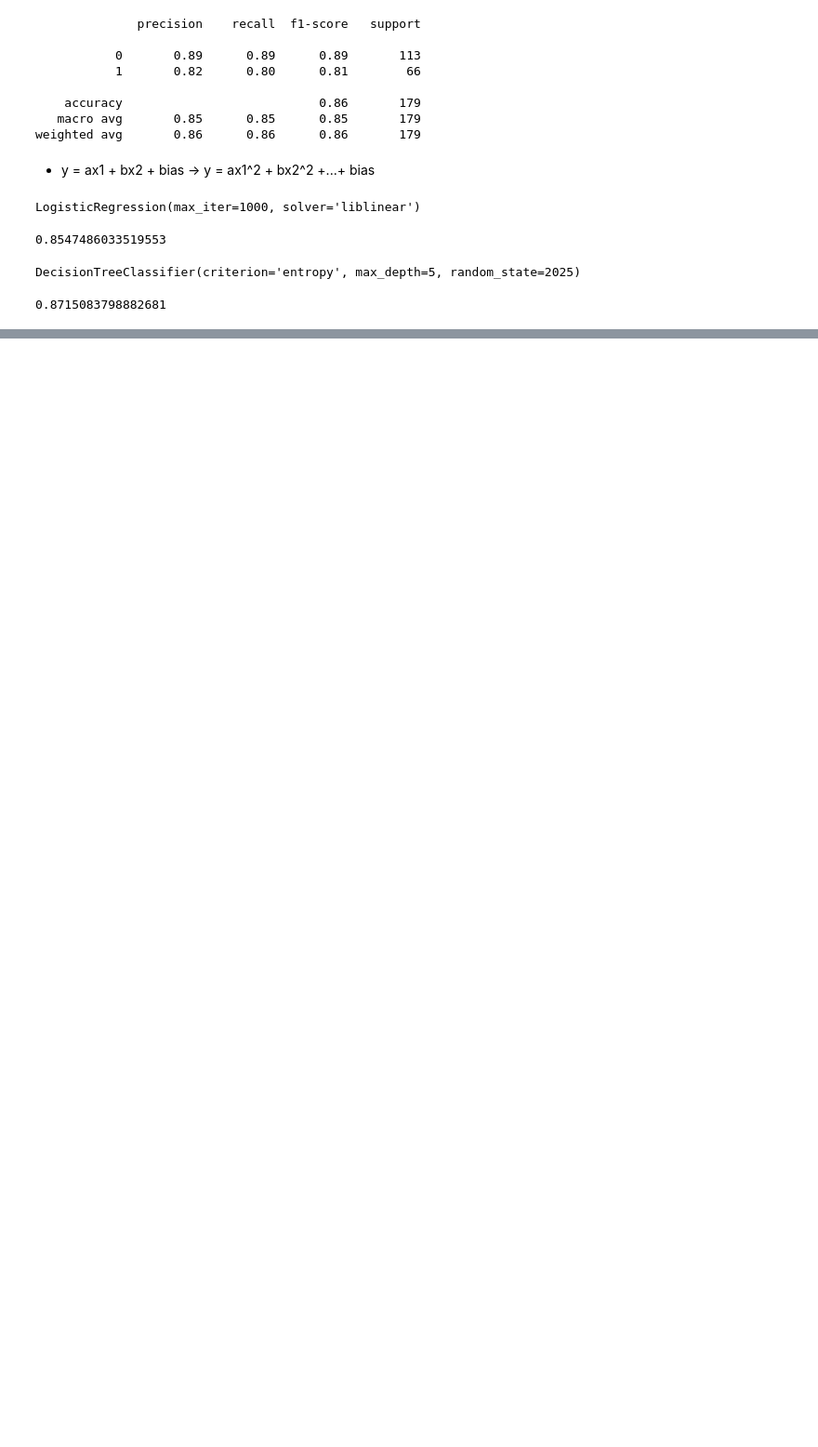
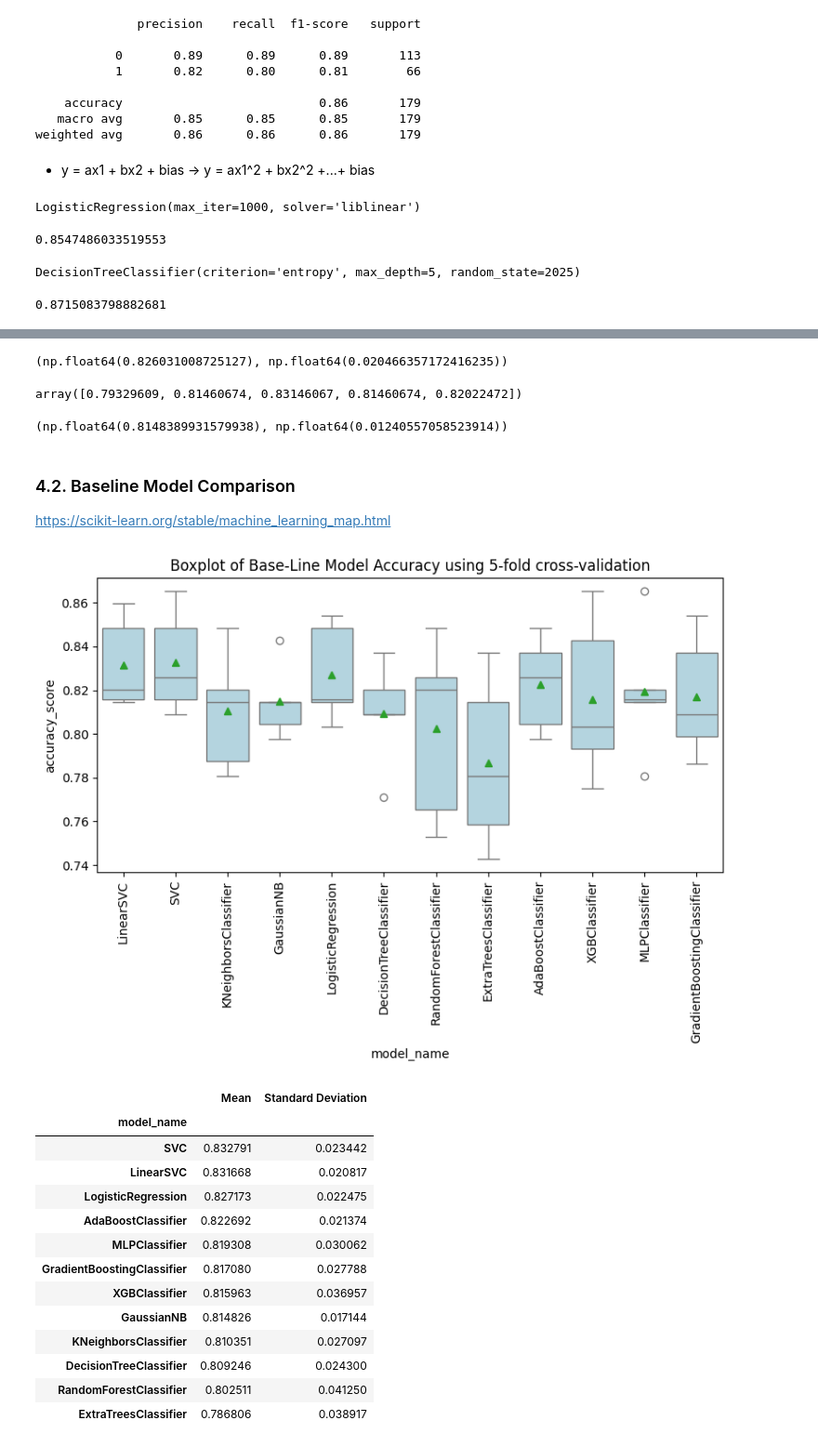
Before and after one commit to daominhthuan42/kaggle-portfolio, a Jupyter notebook: 00_DATA_SCIENCE_CodeXplore/05_TITANIC/Titanic.ipynb, the cells around one changed output, grey strips where cells are left out. Shown: that part at 93% size. Drawn from its saved outputs; the diff is of its cells as text; code cells hidden in the pictures; blank space fills up the shorter version.

```diff
--- a/00_DATA_SCIENCE_CodeXplore/05_TITANIC/Titanic.ipynb
+++ b/00_DATA_SCIENCE_CodeXplore/05_TITANIC/Titanic.ipynb
@@ -776,0 +780,16 @@ lr_scores = cross_val_score(log_reg_cv, X, y, scoring="accuracy", cv=5)
+# %%
+lr_scores.mean(), lr_scores.std()
+# %% [output]
+(np.float64(0.826031008725127), np.float64(0.020466357172416235))
+# %%
+dt_scores = cross_val_score(dt_cv, X, y, scoring="accuracy", cv=5)
+dt_scores
+# %% [output]
+array([0.79329609, 0.81460674, 0.83146067, 0.81460674, 0.82022472])
+# %%
+dt_scores.mean(), dt_scores.std()
+# %% [output]
+(np.float64(0.8148389931579938), np.float64(0.01240557058523914))
+# %% [markdown]
+### 4.2. Baseline Model Comparison
+https://scikit-learn.org/stable/machine_learning_map.html
@@ -776,0 +820,54 @@ lr_scores = cross_val_score(log_reg_cv, X, y, scoring="accuracy", cv=5)
+# %%
+from sklearn.model_selection import StratifiedKFold
+
+def generate_baseline_results(models, X, y, metrics, cv = 5, plot_results = False):
+    # define K - fold
+    kfold = StratifiedKFold(cv, shuffle=True, random_state=seed)
+    entries = []
+    for model in models:
+        model_name = model.__class__.__name__
+        # print(model_name)
+        scores = cross_val_score(model, X, y, scoring = metrics, cv = kfold)
+        for fold_idx, score in enumerate(scores):
+            entries.append((model_name, fold_idx, score))
+    cv_df = pd.DataFrame(entries, columns=["model_name", "fold_id", "accuracy_score"])
+
+    if plot_results:
+        plt.figure(figsize=(8, 6))
+        sns.boxplot(x = "model_name", y = "accuracy_score", data = cv_df, color = "lightblue", showmeans = True)
+        plt.title("Boxplot of Base-Line Model Accuracy using 5-fold cross-validation")
+        plt.xticks(rotation = 90)
+        plt.tight_layout()
+        plt.show()
+    else:
+        pass
+
+    # Summary
+    mean = cv_df.groupby("model_name")["accuracy_score"].mean()
+    std = cv_df.groupby("model_name")["accuracy_score"].std()
+
+    baseline_result = pd.concat([mean, std], axis=1, ignore_index=True)
+    baseline_result.columns = ["Mean", "Standard Deviation"]
+
+    # Sort by accuracy
+    baseline_result.sort_values(by=["Mean"], ascending=False, inplace=True)
+
+    return baseline_result
+
+generate_baseline_results(models, X, y, metrics = "accuracy", cv = 5, plot_results = True)
+# %% [output]
+[figure, added]
+|  | Mean | Standard Deviation |
+| model_name |  |  |
+| SVC | 0.832791 | 0.023442 |
+| LinearSVC | 0.831668 | 0.020817 |
+| LogisticRegression | 0.827173 | 0.022475 |
+| AdaBoostClassifier | 0.822692 | 0.021374 |
+| MLPClassifier | 0.819308 | 0.030062 |
+| GradientBoostingClassifier | 0.817080 | 0.027788 |
+| XGBClassifier | 0.815963 | 0.036957 |
+| GaussianNB | 0.814826 | 0.017144 |
+| KNeighborsClassifier | 0.810351 | 0.027097 |
+| DecisionTreeClassifier | 0.809246 | 0.024300 |
+| RandomForestClassifier | 0.802511 | 0.041250 |
+| ExtraTreesClassifier | 0.786806 | 0.038917 |
```
Also changed, not shown: parts of 3 cells of this notebook.
